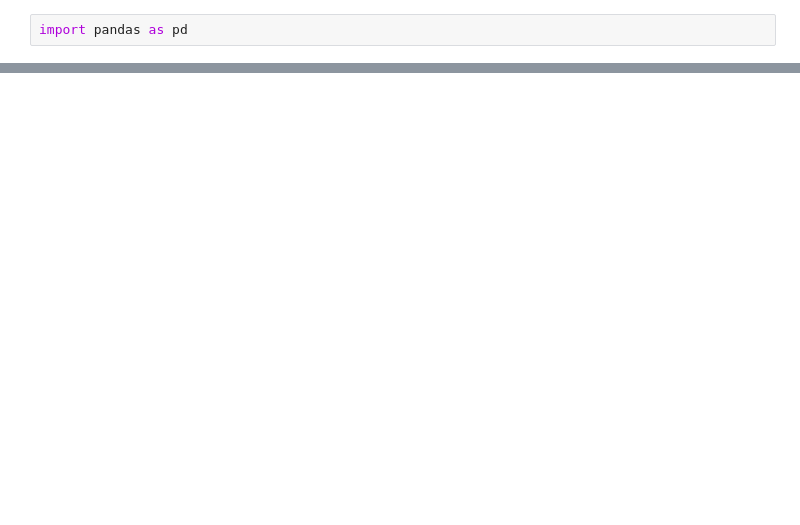
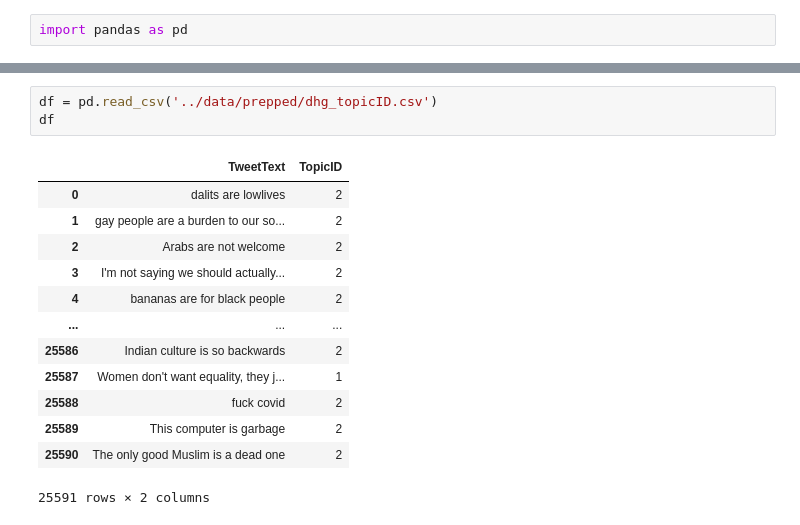
Before and after one commit to srtsanti/HateScan_LeWagon, a Jupyter notebook: Notebooks/DGH Dataset Exp.ipynb, the cells around one changed output, grey strips where cells are left out. Drawn from its saved outputs; the diff is of its cells as text; blank space fills up the shorter version.

```diff
--- a/Notebooks/DGH Dataset Exp.ipynb
+++ b/Notebooks/DGH Dataset Exp.ipynb
@@ -30,0 +135,17 @@ df
+# %%
+df = pd.read_csv('../data/prepped/dhg_topicID.csv')
+df
+# %% [output]
+|  | TweetText | TopicID |
+| 0 | dalits are lowlives | 2 |
+| 1 | gay people are a burden to our so... | 2 |
+| 2 | Arabs are not welcome | 2 |
+| 3 | I'm not saying we should actually... | 2 |
+| 4 | bananas are for black people | 2 |
+| ... | ... | ... |
+| 25586 | Indian culture is so backwards | 2 |
+| 25587 | Women don't want equality, they j... | 1 |
+| 25588 | fuck covid | 2 |
+| 25589 | This computer is garbage | 2 |
+| 25590 | The only good Muslim is a dead one | 2 |
+25591 rows × 2 columns
```
Also changed, not shown: parts of 24 cells of this notebook, 5 other files.
